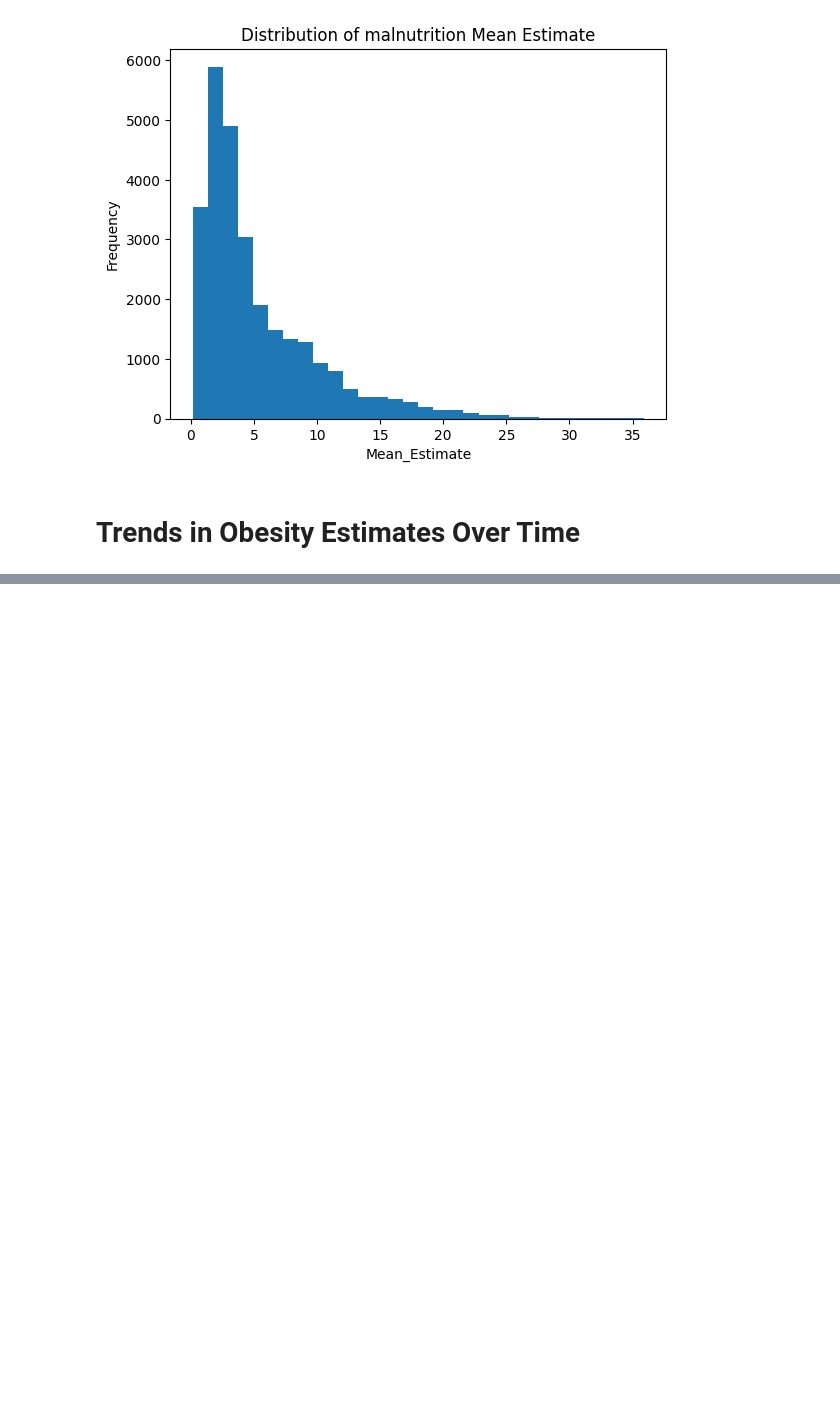
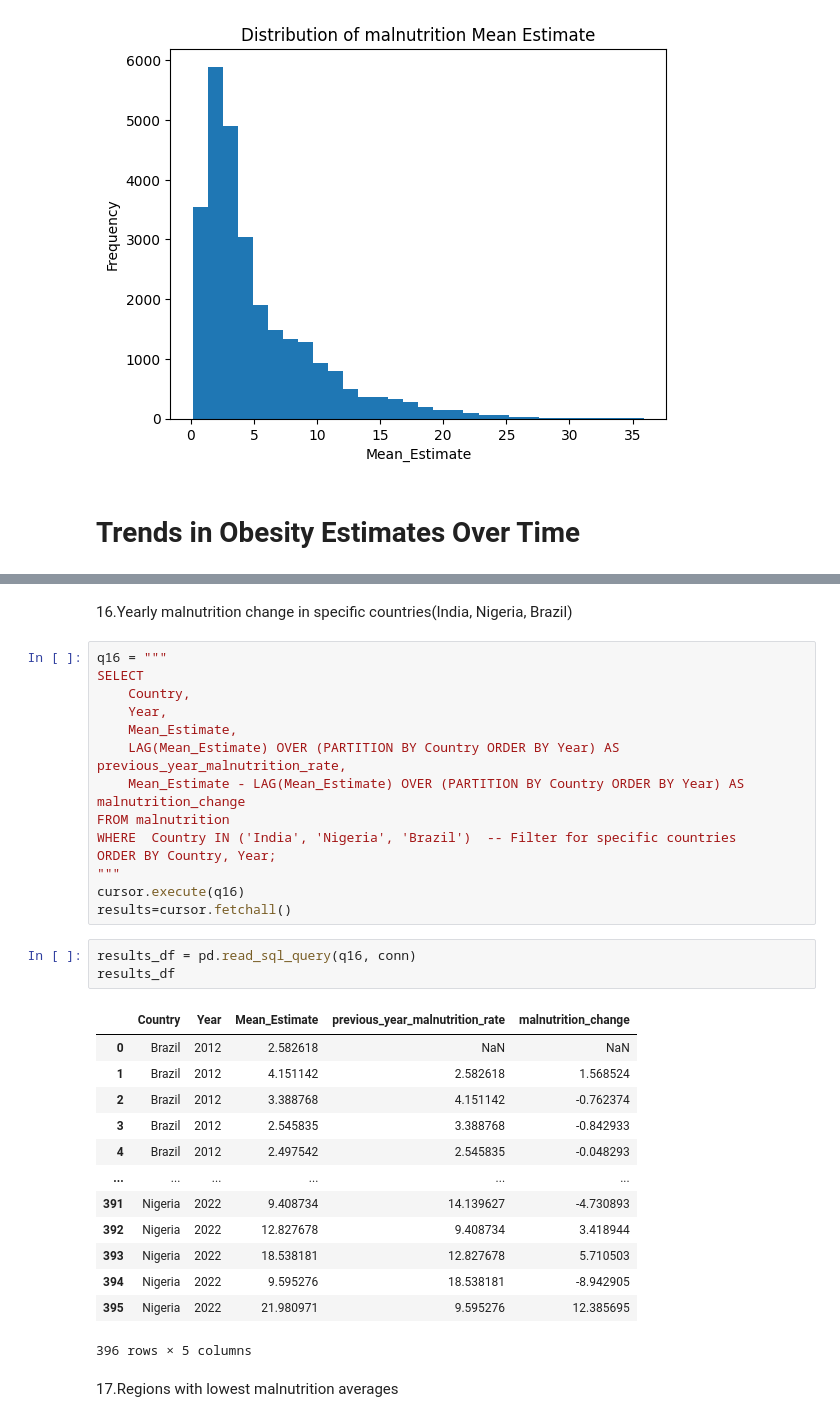
Before and after one commit to RANJITHMUTHUSAMY005/NUTRITION-PARADOX, a Jupyter notebook: paradox.ipynb, the cells around one changed output, grey strips where cells are left out. Cells and saved outputs as stored; diff of their text form; blank space fills up the shorter version.

```diff
--- a/paradox.ipynb
+++ b/paradox.ipynb
@@ -684,0 +1066,35 @@ plt.show()
+# %% [markdown]
+16.Yearly malnutrition change in specific countries(India, Nigeria, Brazil)
+# %%
+q16 = """
+SELECT
+    Country,
+    Year,
+    Mean_Estimate,
+    LAG(Mean_Estimate) OVER (PARTITION BY Country ORDER BY Year) AS previous_year_malnutrition_rate,
+    Mean_Estimate - LAG(Mean_Estimate) OVER (PARTITION BY Country ORDER BY Year) AS malnutrition_change
+FROM malnutrition
+WHERE  Country IN ('India', 'Nigeria', 'Brazil')  -- Filter for specific countries
+ORDER BY Country, Year;
+"""
+cursor.execute(q16)
+results=cursor.fetchall()
+# %%
+results_df = pd.read_sql_query(q16, conn)
+results_df
+# %% [output]
+|  | Country | Year | Mean_Estimate | previous_year_malnutrition_rate | malnutrition_change |
+| 0 | Brazil | 2012 | 2.582618 | NaN | NaN |
+| 1 | Brazil | 2012 | 4.151142 | 2.582618 | 1.568524 |
+| 2 | Brazil | 2012 | 3.388768 | 4.151142 | -0.762374 |
+| 3 | Brazil | 2012 | 2.545835 | 3.388768 | -0.842933 |
+| 4 | Brazil | 2012 | 2.497542 | 2.545835 | -0.048293 |
+| ... | ... | ... | ... | ... | ... |
+| 391 | Nigeria | 2022 | 9.408734 | 14.139627 | -4.730893 |
+| 392 | Nigeria | 2022 | 12.827678 | 9.408734 | 3.418944 |
+| 393 | Nigeria | 2022 | 18.538181 | 12.827678 | 5.710503 |
+| 394 | Nigeria | 2022 | 9.595276 | 18.538181 | -8.942905 |
+| 395 | Nigeria | 2022 | 21.980971 | 9.595276 | 12.385695 |
+396 rows × 5 columns
+# %% [markdown]
+17.Regions with lowest malnutrition averages
```
Also changed, not shown: parts of 77 cells of this notebook.
